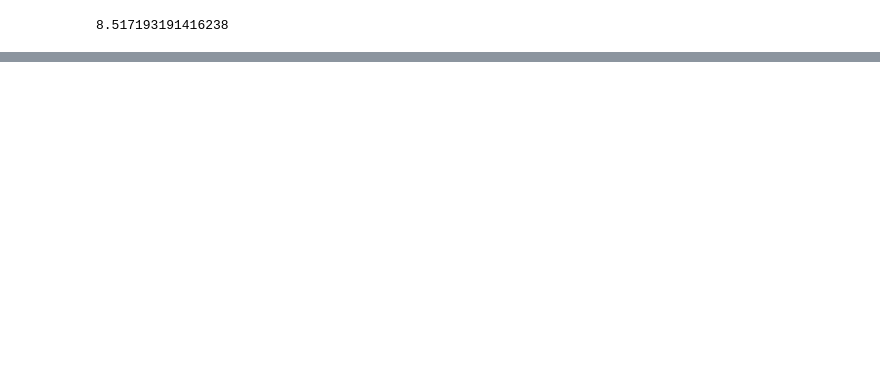
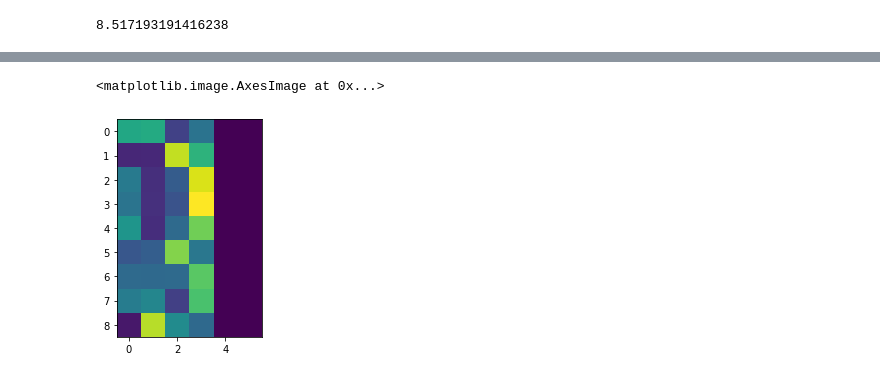
Before and after one commit to KimHS0915/hands-on-ml, a Jupyter notebook: 16/exercise_neural_machine_translation_with_attention.ipynb, the cells around one changed output, grey strips where cells are left out. Drawn from its saved outputs; the diff is of its cells as text; code cells hidden in the pictures; blank space fills up the shorter version.

```diff
--- a/16/exercise_neural_machine_translation_with_attention.ipynb
+++ b/16/exercise_neural_machine_translation_with_attention.ipynb
@@ -921,0 +940,5 @@ Wall time: 33 ms
+# %%
+plt.imshow(np.array(a), vmin=0.0)
+# %% [output]
+<matplotlib.image.AxesImage at 0x...>
+[figure, added]
```
Also changed, not shown: parts of 41 cells of this notebook.
